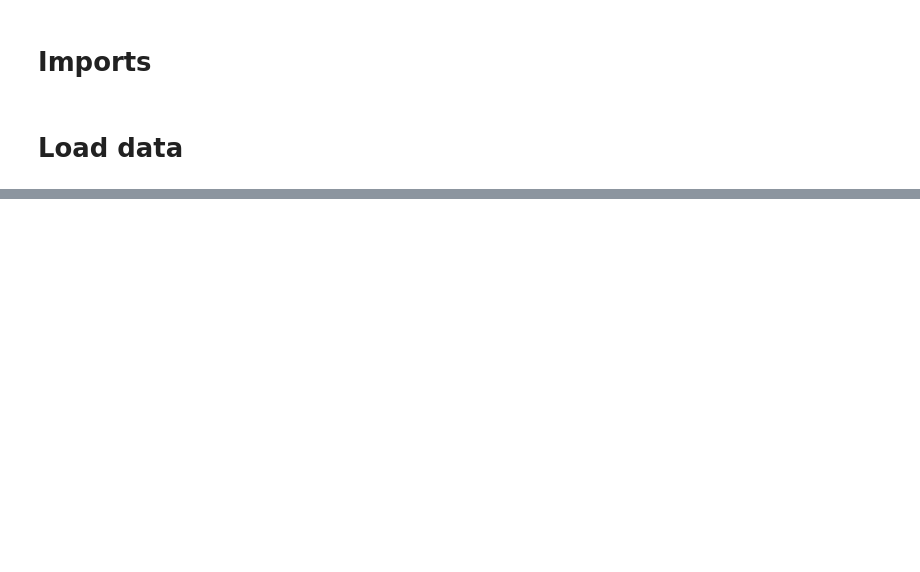
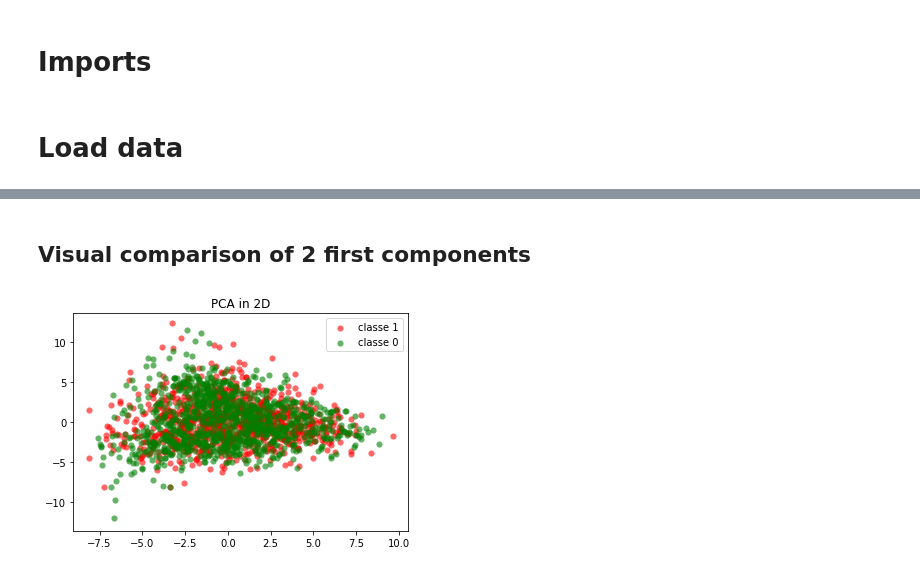
Before and after one commit to jhauret/Kaggle_KernelML_2021, a Jupyter notebook: FeaturesGeneration.ipynb, the cells around one changed output, grey strips where cells are left out. Saved outputs shown, nothing was run; the diff lists cells and outputs as text; code cells hidden in the pictures; blank space fills up the shorter version.

```diff
--- a/FeaturesGeneration.ipynb
+++ b/FeaturesGeneration.ipynb
@@ -36,6 +44,9 @@ XTrain2_mat100 = StandardScaler(XTrain2_mat100)
 # %%
-plt.scatter(news[YTrain0['Bound']==1,0],news[YTrain0['Bound']==1,1],color='navy',alpha=0.6,lw=0.1,label='classe 1')
-plt.scatter(news[YTrain0['Bound']==0,0],news[YTrain0['Bound']==0,1],color='turquoise',alpha=0.6,lw=0.1,label='classe 0')
-plt.title('PCA of Xtr0_mat100')
-plt.legend(loc='best', shadow=False, scatterpoints=1)
-plt.show()
+def pca_visual(features):
+    pca = PCA(n_components=2)
+    news=pca.fit_transform(features)
+    plt.scatter(news[YTrain0['Bound']==1,0],news[YTrain0['Bound']==1,1],color='red',alpha=0.6,lw=0.1,label='classe 1')
+    plt.scatter(news[YTrain0['Bound']==0,0],news[YTrain0['Bound']==0,1],color='green',alpha=0.6,lw=0.1,label='classe 0')
+    plt.title('PCA in 2D')
+    plt.legend(loc='best', shadow=False, scatterpoints=1)
+    plt.show()
@@ -59,0 +124,6 @@ plt.show()
+# %% [markdown]
+## Visual comparison of 2 first components
+# %%
+pca_visual(np.array(XTrain0_mat100))
+# %% [output]
+[figure, added]
```
Also changed, not shown: parts of 14 cells of this notebook.
